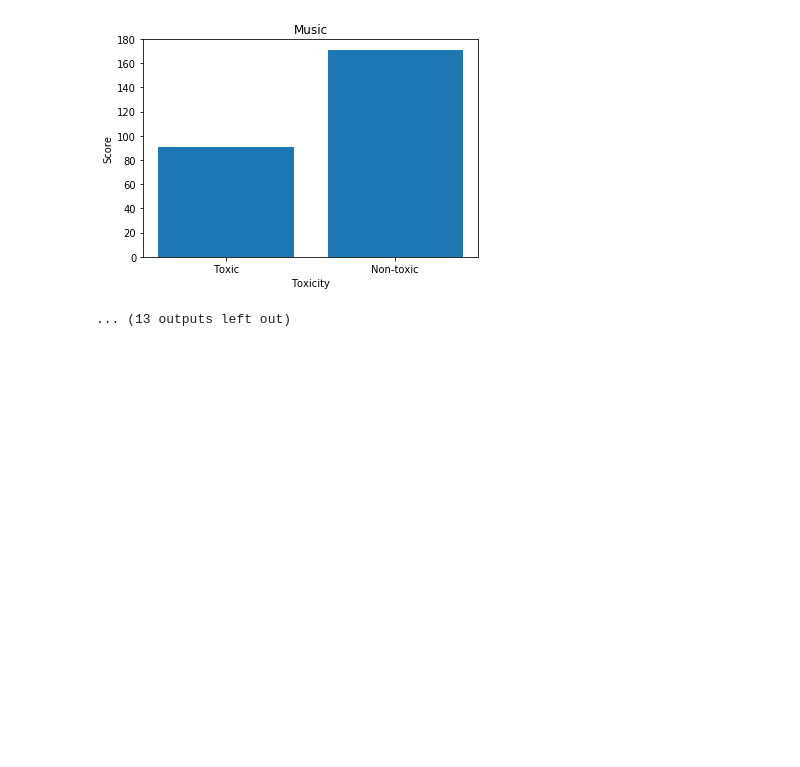
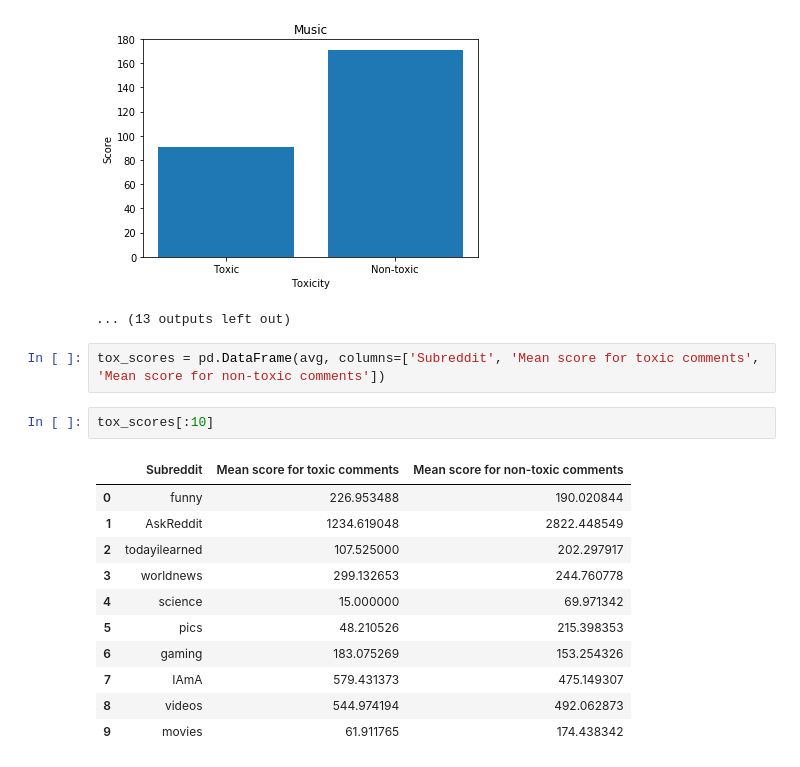
Before and after one commit to aneesh297/Toxicity-Analysis-of-Reddit, a Jupyter notebook: Classifier/reddit_comment_analysis_extended.ipynb, the cells around one changed output. Cells and saved outputs as stored; diff of their text form; blank space fills up the shorter version.

```diff
--- a/Classifier/reddit_comment_analysis_extended.ipynb
+++ b/Classifier/reddit_comment_analysis_extended.ipynb
@@ -293,3 +312,19 @@ for i in range(0,25):
 [figure]
 [figure]
 ... (13 outputs left out)
+# %%
+tox_scores = pd.DataFrame(avg, columns=['Subreddit', 'Mean score for toxic comments', 'Mean score for non-toxic comments'])
+# %%
+tox_scores[:10]
+# %% [output]
+|  | Subreddit | Mean score for toxic comments | Mean score for non-toxic comments |
+| 0 | funny | 226.953488 | 190.020844 |
+| 1 | AskReddit | 1234.619048 | 2822.448549 |
+| 2 | todayilearned | 107.525000 | 202.297917 |
+| 3 | worldnews | 299.132653 | 244.760778 |
+| 4 | science | 15.000000 | 69.971342 |
+| 5 | pics | 48.210526 | 215.398353 |
+| 6 | gaming | 183.075269 | 153.254326 |
+| 7 | IAmA | 579.431373 | 475.149307 |
+| 8 | videos | 544.974194 | 492.062873 |
+| 9 | movies | 61.911765 | 174.438342 |
```
Also changed, not shown: parts of 1 cell of this notebook, 1 other file.
